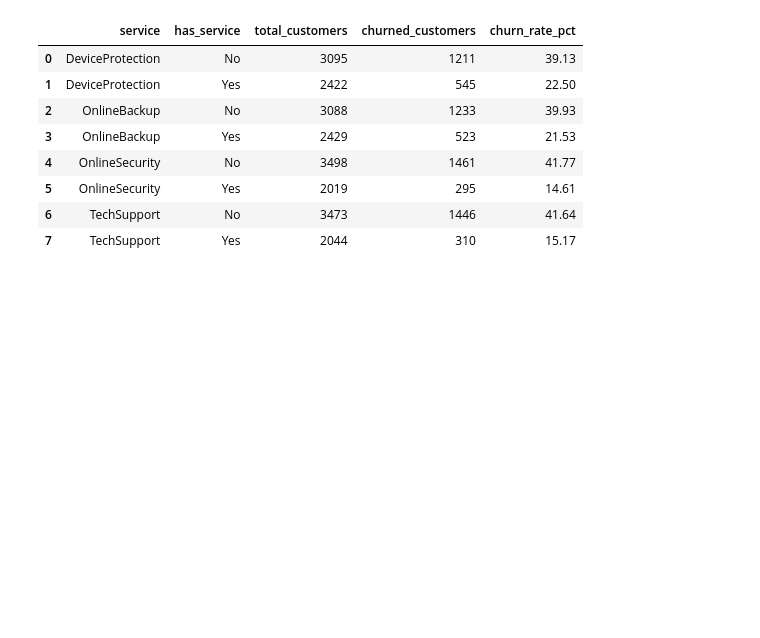
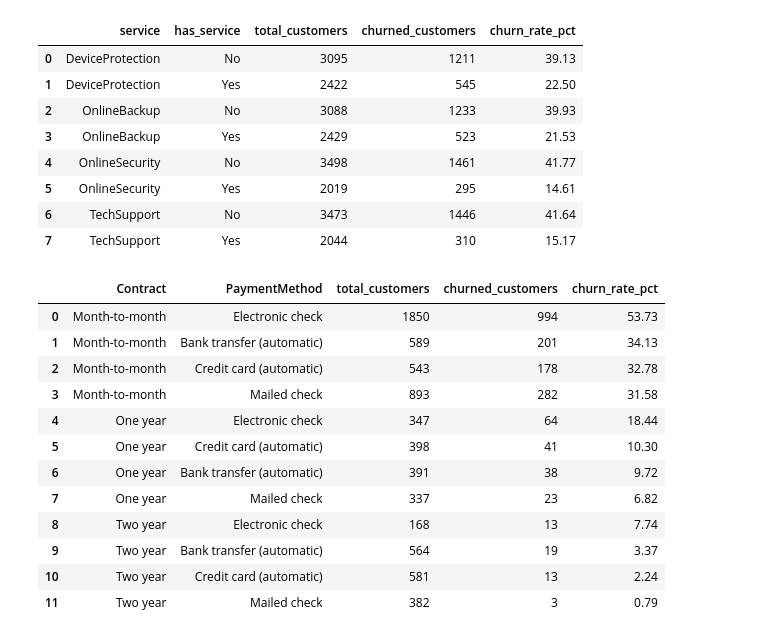
Before and after one commit to drikshathakur786/churnlens-customer-retention-analytics, a Jupyter notebook: python/01_eda.ipynb, the cells around one changed output. Saved outputs shown, nothing was run; the diff lists cells and outputs as text; code cells hidden in the pictures; blank space fills up the shorter version.

Commit message:
Save notebook after contract and payment query

```diff
--- a/python/01_eda.ipynb
+++ b/python/01_eda.ipynb
@@ -248,3 +248,23 @@ result
 | 5 | OnlineSecurity | Yes | 2019 | 295 | 14.61 |
 | 6 | TechSupport | No | 3473 | 1446 | 41.64 |
 | 7 | TechSupport | Yes | 2044 | 310 | 15.17 |
+# %%
+with open('../sql/05_contract_payment.sql', 'r') as f:
+    query = f.read()
+
+result = pd.read_sql(query, conn)
+result
+# %% [output]
+|  | Contract | PaymentMethod | total_customers | churned_customers | churn_rate_pct |
+| 0 | Month-to-month | Electronic check | 1850 | 994 | 53.73 |
+| 1 | Month-to-month | Bank transfer (automatic) | 589 | 201 | 34.13 |
+| 2 | Month-to-month | Credit card (automatic) | 543 | 178 | 32.78 |
+| 3 | Month-to-month | Mailed check | 893 | 282 | 31.58 |
+| 4 | One year | Electronic check | 347 | 64 | 18.44 |
+| 5 | One year | Credit card (automatic) | 398 | 41 | 10.30 |
+| 6 | One year | Bank transfer (automatic) | 391 | 38 | 9.72 |
+| 7 | One year | Mailed check | 337 | 23 | 6.82 |
+| 8 | Two year | Electronic check | 168 | 13 | 7.74 |
+| 9 | Two year | Bank transfer (automatic) | 564 | 19 | 3.37 |
+| 10 | Two year | Credit card (automatic) | 581 | 13 | 2.24 |
+| 11 | Two year | Mailed check | 382 | 3 | 0.79 |
```
